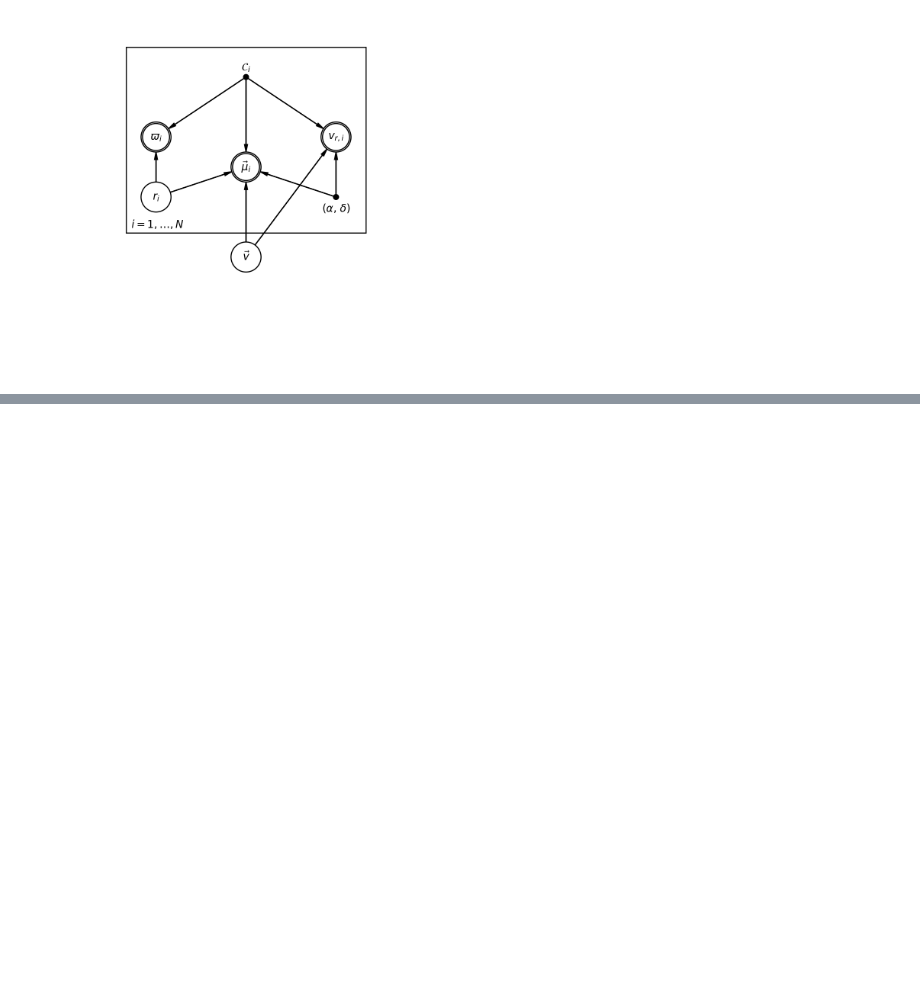
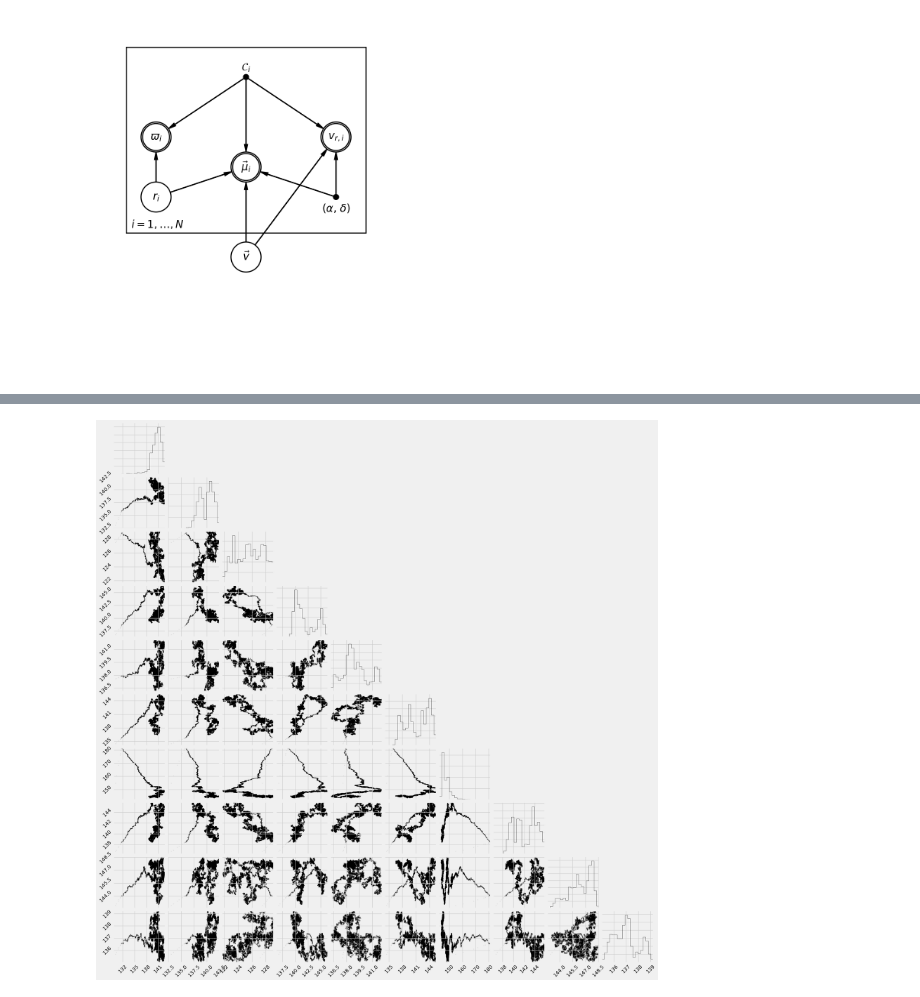
Before and after one commit to smoh/Group10, a Jupyter notebook: notebooks/Model kinematics.ipynb, the cells around one changed output, grey strips where cells are left out. Drawn from its saved outputs; the diff is of its cells as text; code cells hidden in the pictures; blank space fills up the shorter version.

```diff
--- a/notebooks/Model kinematics.ipynb
+++ b/notebooks/Model kinematics.ipynb
@@ -113,0 +198,5 @@ plt.plot(qv.params.eval()[:,0], qv.params.eval()[:,2], lw=1);
+# %%
+corner.corner(qr.params.eval(), plot_contours=False, plot_density=False,
+              truths=1./x_data[ii,0]);
+# %% [output]
+[figure, added]
```
Also changed, not shown: parts of 34 cells of this notebook, 1 other file.
